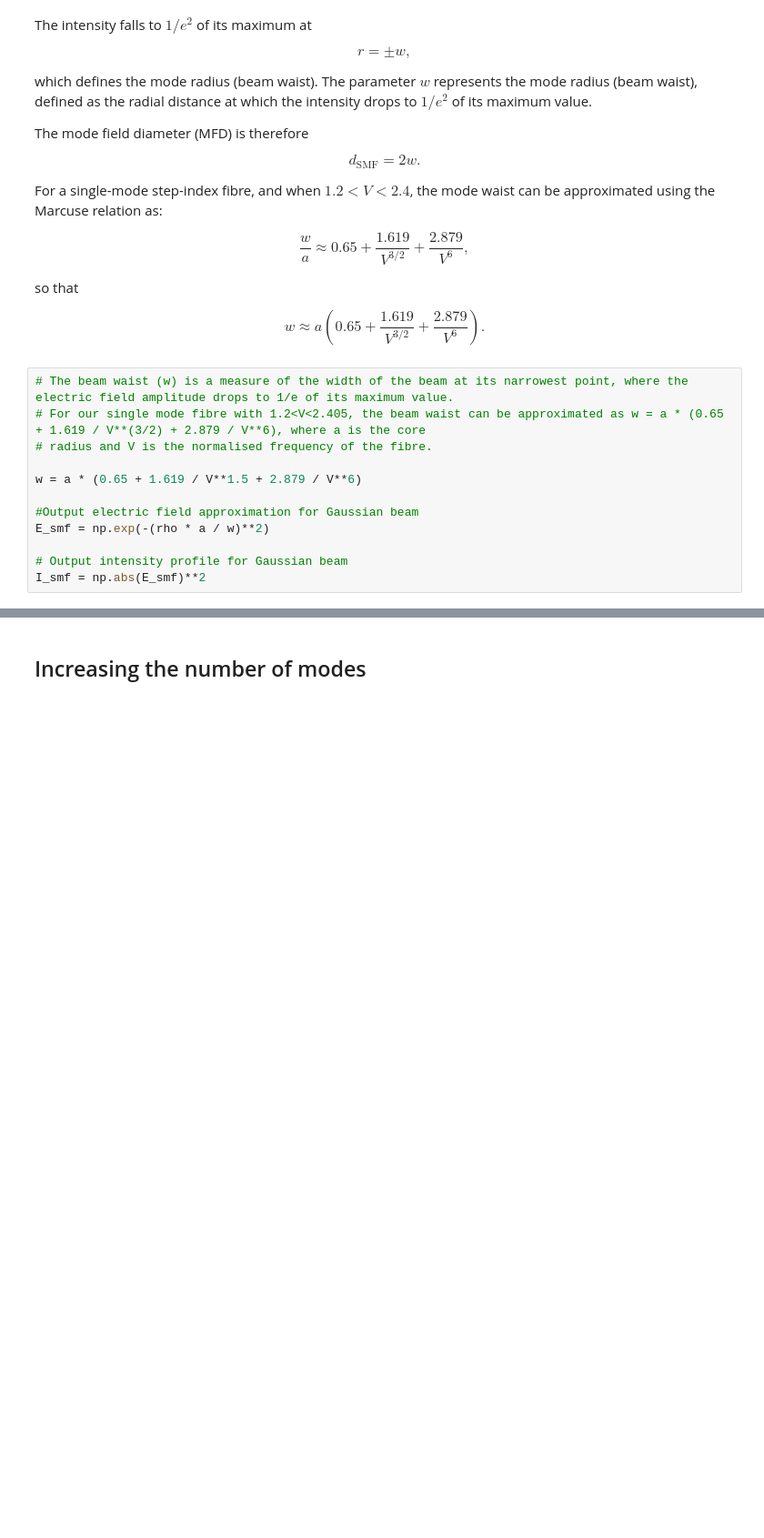
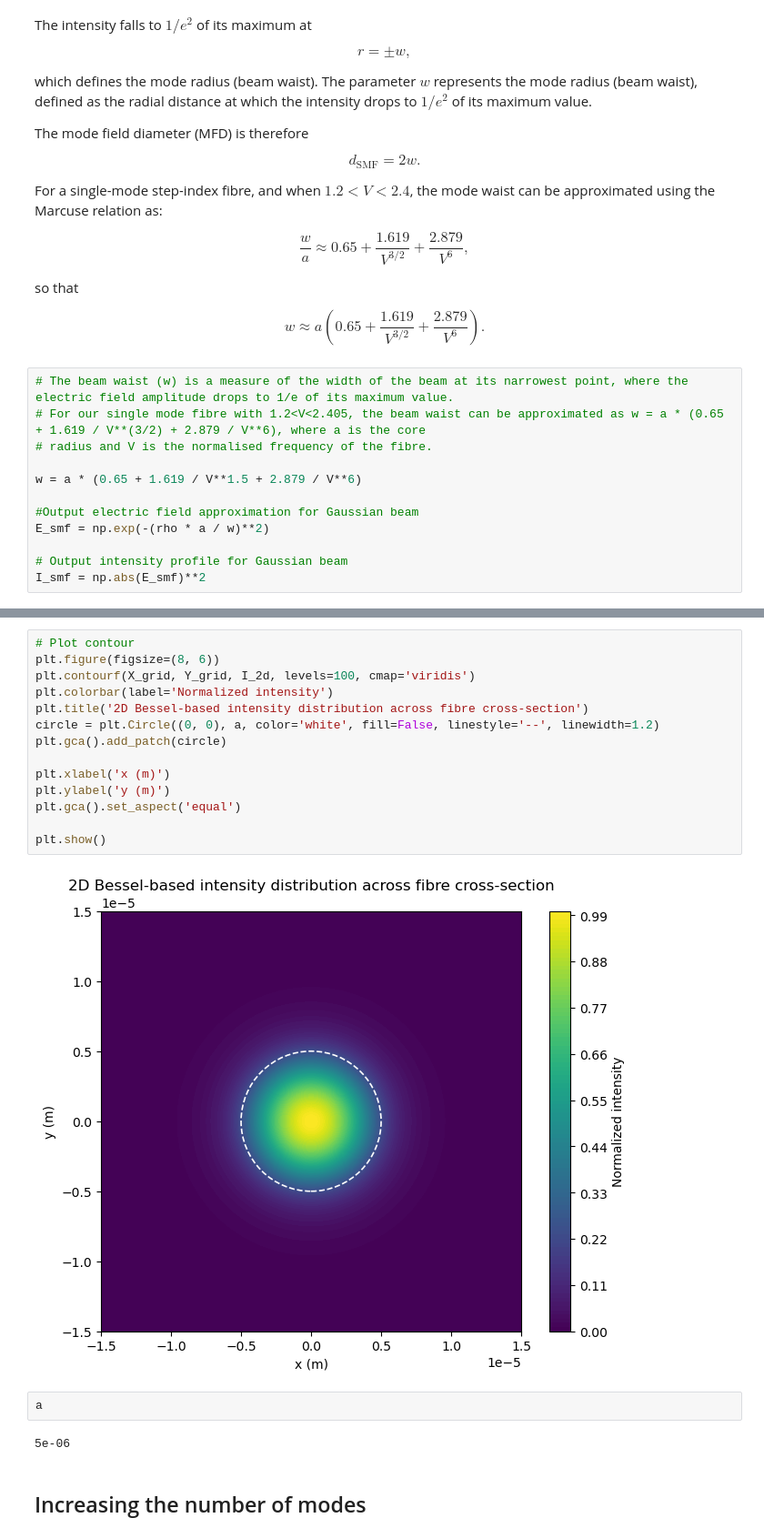
Before and after one commit to TongyueLiu/OH-Suppression-MRes-Project, a Jupyter notebook: Calculating Electric Field Properties.ipynb, the cells around one changed output, grey strips where cells are left out. Shown at 91% size. Saved outputs shown, nothing was run; the diff lists cells and outputs as text; blank space fills up the shorter version.

```diff
--- a/Calculating Electric Field Properties.ipynb
+++ b/Calculating Electric Field Properties.ipynb
@@ -375,2 +410,22 @@ plt.show()
+# %%
+# Plot contour
+plt.figure(figsize=(8, 6))
+plt.contourf(X_grid, Y_grid, I_2d, levels=100, cmap='viridis')
+plt.colorbar(label='Normalized intensity')
+plt.title('2D Bessel-based intensity distribution across fibre cross-section')
+circle = plt.Circle((0, 0), a, color='white', fill=False, linestyle='--', linewidth=1.2)
+plt.gca().add_patch(circle)
+
+plt.xlabel('x (m)')
+plt.ylabel('y (m)')
+plt.gca().set_aspect('equal')
+
+plt.show()
+# %% [output]
+[figure, added]
+# %%
+a
+# %% [output]
+5e-06
 # %% [markdown]
 ## Increasing the number of modes
```
Also changed, not shown: parts of 30 cells of this notebook, 1 other file.
